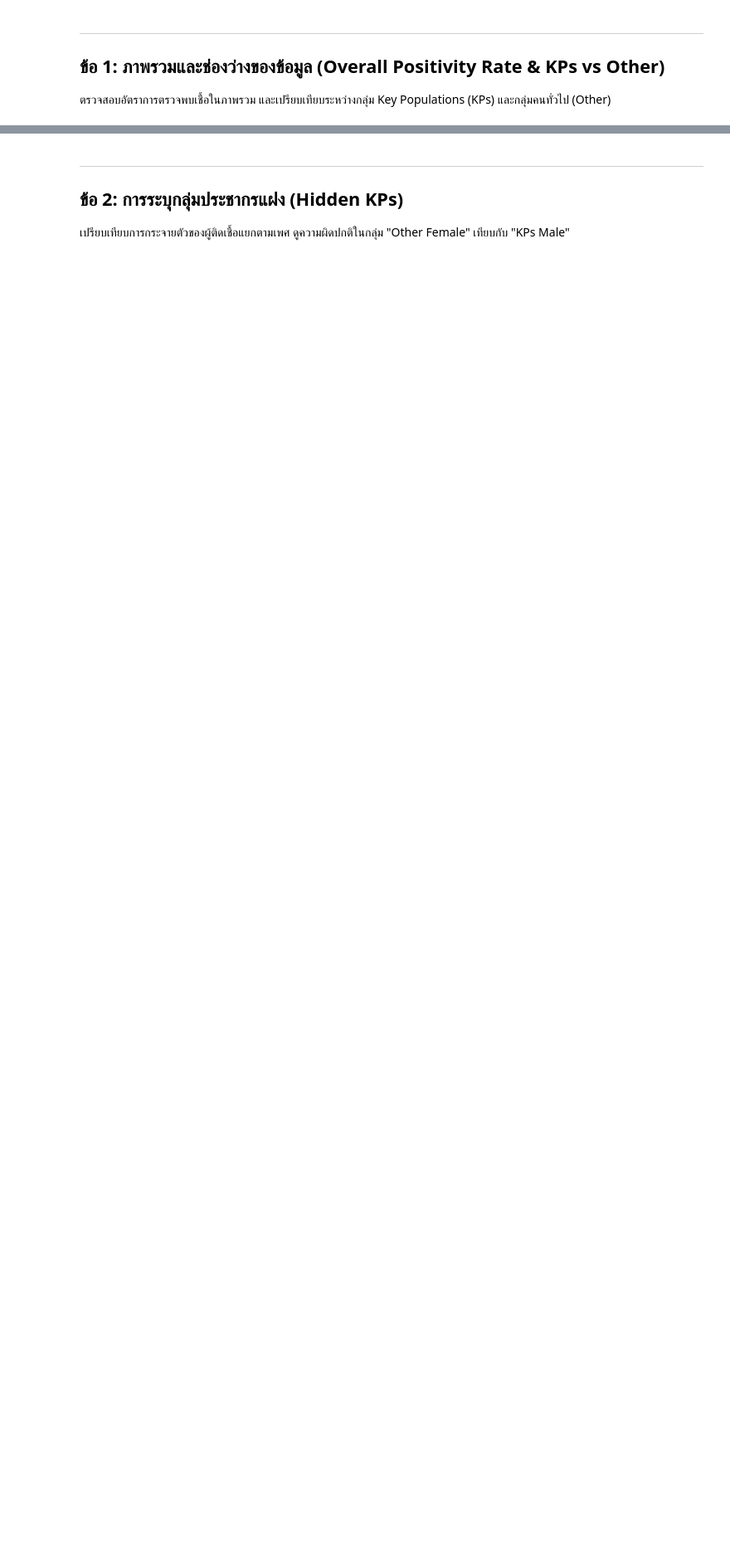
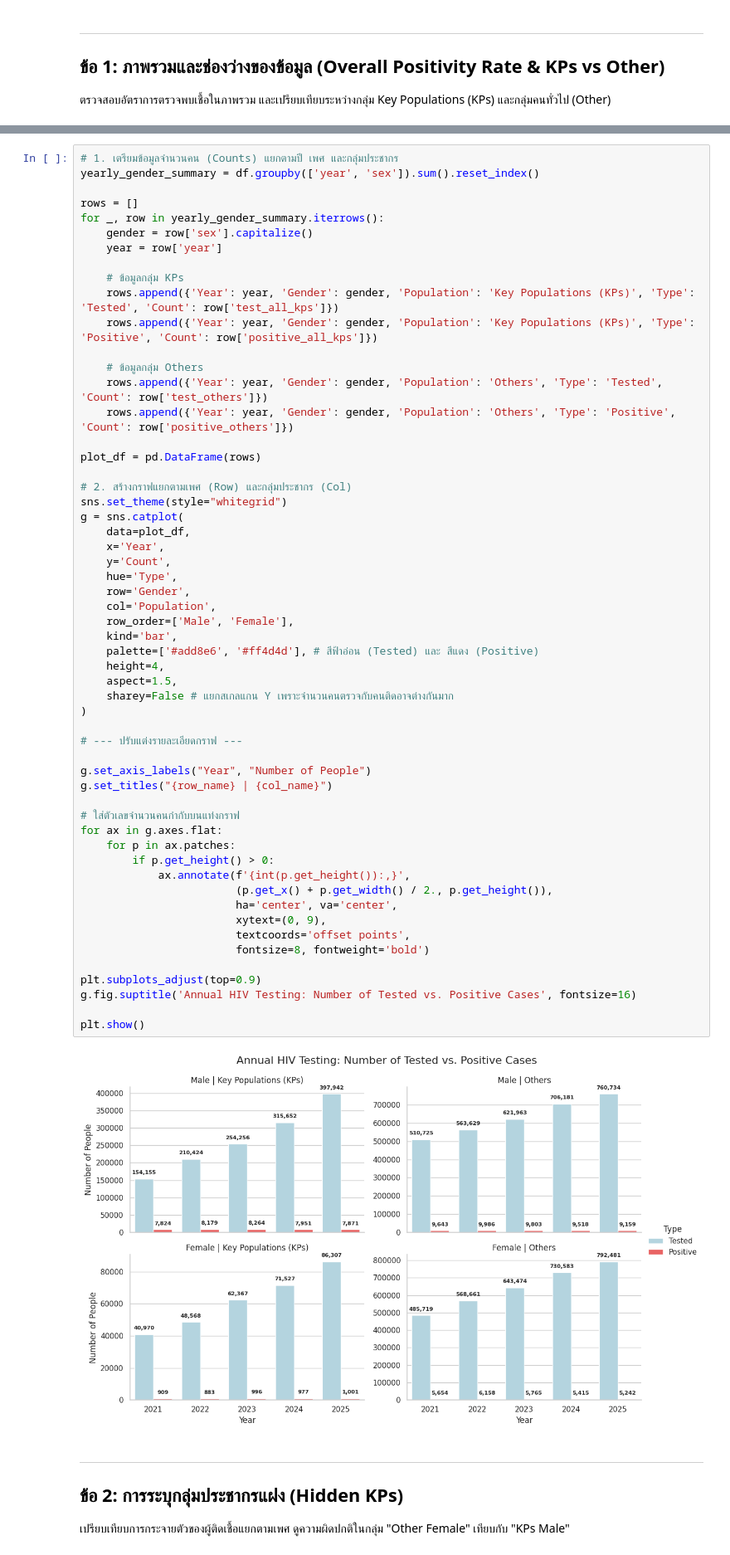
Before and after one commit to sittidetw/DADS6001_Midterm_Project, a Jupyter notebook: EDA_HIV_Proactive_Screening.ipynb, the cells around one changed output, grey strips where cells are left out. Shown at 83% size. Drawn from its saved outputs; the diff is of its cells as text; blank space fills up the shorter version.

```diff
--- a/EDA_HIV_Proactive_Screening.ipynb
+++ b/EDA_HIV_Proactive_Screening.ipynb
@@ -262,6 +269,64 @@ g.fig.suptitle('Annual HIV Positivity Rate: KPs vs. Others by Gender', fontsize=
 plt.show()
 # %% [output]
 [figure]
+# %%
+# 1. เตรียมข้อมูลจำนวนคน (Counts) แยกตามปี เพศ และกลุ่มประชากร
+yearly_gender_summary = df.groupby(['year', 'sex']).sum().reset_index()
+
+rows = []
+for _, row in yearly_gender_summary.iterrows():
+    gender = row['sex'].capitalize()
+    year = row['year']
+
+    # ข้อมูลกลุ่ม KPs
+    rows.append({'Year': year, 'Gender': gender, 'Population': 'Key Populations (KPs)', 'Type': 'Tested', 'Count': row['test_all_kps']})
+    rows.append({'Year': year, 'Gender': gender, 'Population': 'Key Populations (KPs)', 'Type': 'Positive', 'Count': row['positive_all_kps']})
+
+    # ข้อมูลกลุ่ม Others
+    rows.append({'Year': year, 'Gender': gender, 'Population': 'Others', 'Type': 'Tested', 'Count': row['test_others']})
+    rows.append({'Year': year, 'Gender': gender, 'Population': 'Others', 'Type': 'Positive', 'Count': row['positive_others']})
+
+plot_df = pd.DataFrame(rows)
+
+# 2. สร้างกราฟแยกตามเพศ (Row) และกลุ่มประชากร (Col)
+sns.set_theme(style="whitegrid")
+g = sns.catplot(
+    data=plot_df,
+    x='Year',
+    y='Count',
+    hue='Type',
+    row='Gender',
+    col='Population',
+    row_order=['Male', 'Female'],
+    kind='bar',
+    palette=['#add8e6', '#ff4d4d'], # สีฟ้าอ่อน (Tested) และ สีแดง (Positive)
+    height=4,
+    aspect=1.5,
+    sharey=False # แยกสเกลแกน Y เพราะจำนวนคนตรวจกับคนติดอาจต่างกันมาก
+)
+
+# --- ปรับแต่งรายละเอียดกราฟ ---
+
+g.set_axis_labels("Year", "Number of People")
+g.set_titles("{row_name} | {col_name}")
+
+# ใส่ตัวเลขจำนวนคนกำกับบนแท่งกราฟ
+for ax in g.axes.flat:
+    for p in ax.patches:
+        if p.get_height() > 0:
+            ax.annotate(f'{int(p.get_height()):,}',
+                        (p.get_x() + p.get_width() / 2., p.get_height()),
+                        ha='center', va='center',
+                        xytext=(0, 9),
+                        textcoords='offset points',
+                        fontsize=8, fontweight='bold')
+
+plt.subplots_adjust(top=0.9)
+g.fig.suptitle('Annual HIV Testing: Number of Tested vs. Positive Cases', fontsize=16)
+
+plt.show()
+# %% [output]
+[figure, added]
 # %% [markdown]
 ---
 ## ข้อ 2: การระบุกลุ่มประชากรแฝง (Hidden KPs)
```
Also changed, not shown: parts of 14 cells of this notebook.
